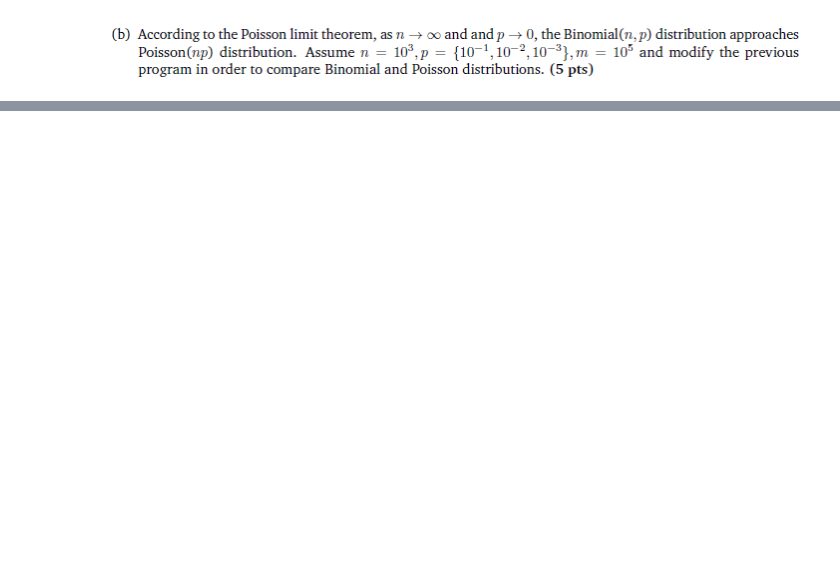
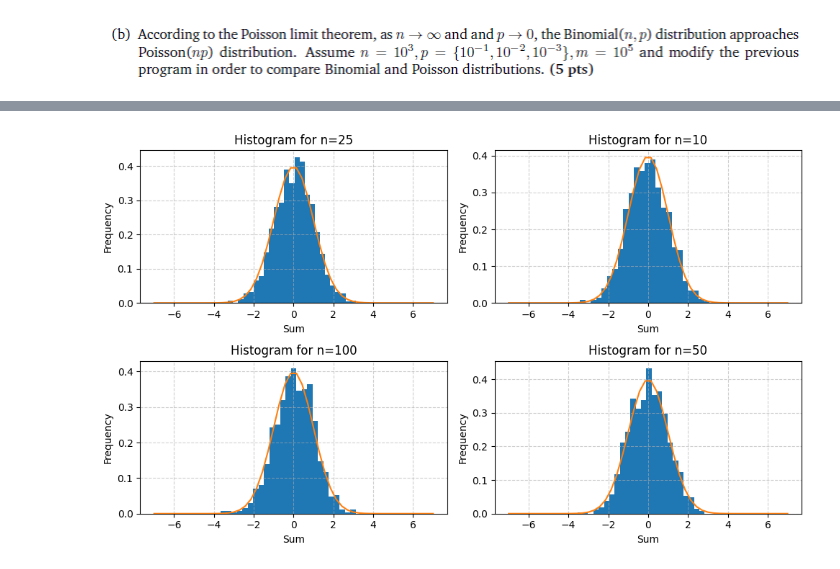
Before and after one commit to Vequis/AI-Machine-Learning-Studies, a Jupyter notebook: MachineLearning/python/main.ipynb, the cells around one changed output, grey strips where cells are left out. Drawn from its saved outputs; the diff is of its cells as text; code cells hidden in the pictures; blank space fills up the shorter version.

```diff
--- a/MachineLearning/python/main.ipynb
+++ b/MachineLearning/python/main.ipynb
@@ -148,0 +257,50 @@ print(mse_difference)
+# %%
+def generate_pdf_normal(mean, sigma_2):
+    sigma = np.sqrt(sigma_2)
+    x = np.linspace(mean + 7*sigma, mean - 7*sigma)
+    return x, np.exp(-np.square( x - mean)/(2*sigma_2)) / (np.sqrt(2 * np.pi * sigma_2))
+# %%
+def plot_histogram(y, figsize=(10, 6), bins='auto', title='', xlabel='', ylabel='', alpha='0.6', prob=None):
+    # plt.figure(figsize=figsize)
+    plt.hist(y, bins, density=True)
+    plt.title(title)
+    plt.xlabel(xlabel)
+    plt.ylabel(ylabel)
+
+    if (prob!= None):
+        plt.plot(prob, alpha=alpha)
+
+    plt.grid(True, linestyle='--', alpha=0.6)
+
+    plt.tight_layout()
+# %%
+m = 1000
+a = 0
+b = 1
+N_values = {10, 25, 50, 100}
+
+mi = (a+b)/2.0
+sigma_2 = (b-a)*(b-a)/12.0
+sigma = np.sqrt(sigma_2)
+
+plt.figure(figsize=(10, 6))
+
+cont = 1
+
+xn, pdf_normal = generate_pdf_normal(0, 1)
+
+for n in N_values:
+    z = np.zeros(m)
+    for i in range(m):
+        x = np.random.uniform(a, b, size=n)
+
+        Sn = np.sum(x)
+        z[i] = (Sn - n*mi)/(sigma * np.sqrt(n))
+
+    plt.subplot(2, 2, cont)
+    cont+=1
+    plot_histogram(z, title=f'Histogram for n={n}', xlabel='Sum', ylabel='Frequency')
+    plt.plot(xn, pdf_normal)
+plt.show()
+# %% [output]
+[figure, added]
```
Also changed, not shown: parts of 17 cells of this notebook, 1 other file.
